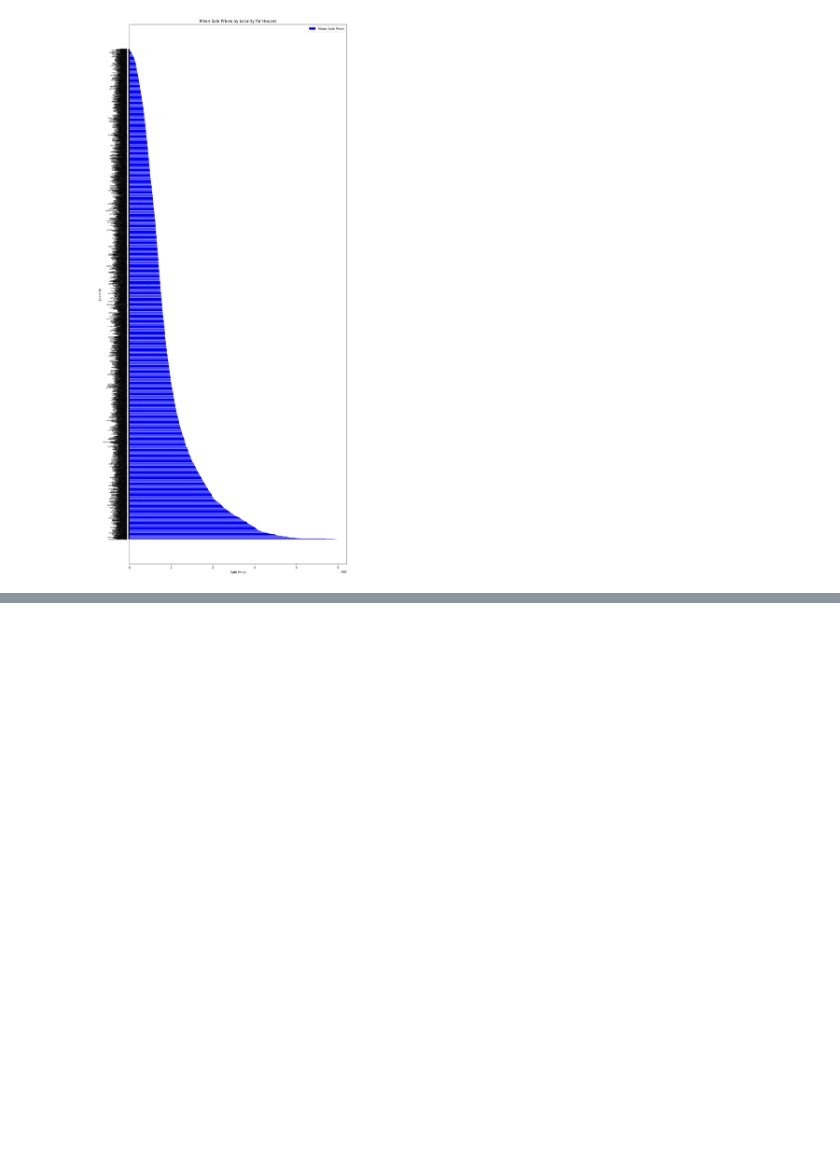
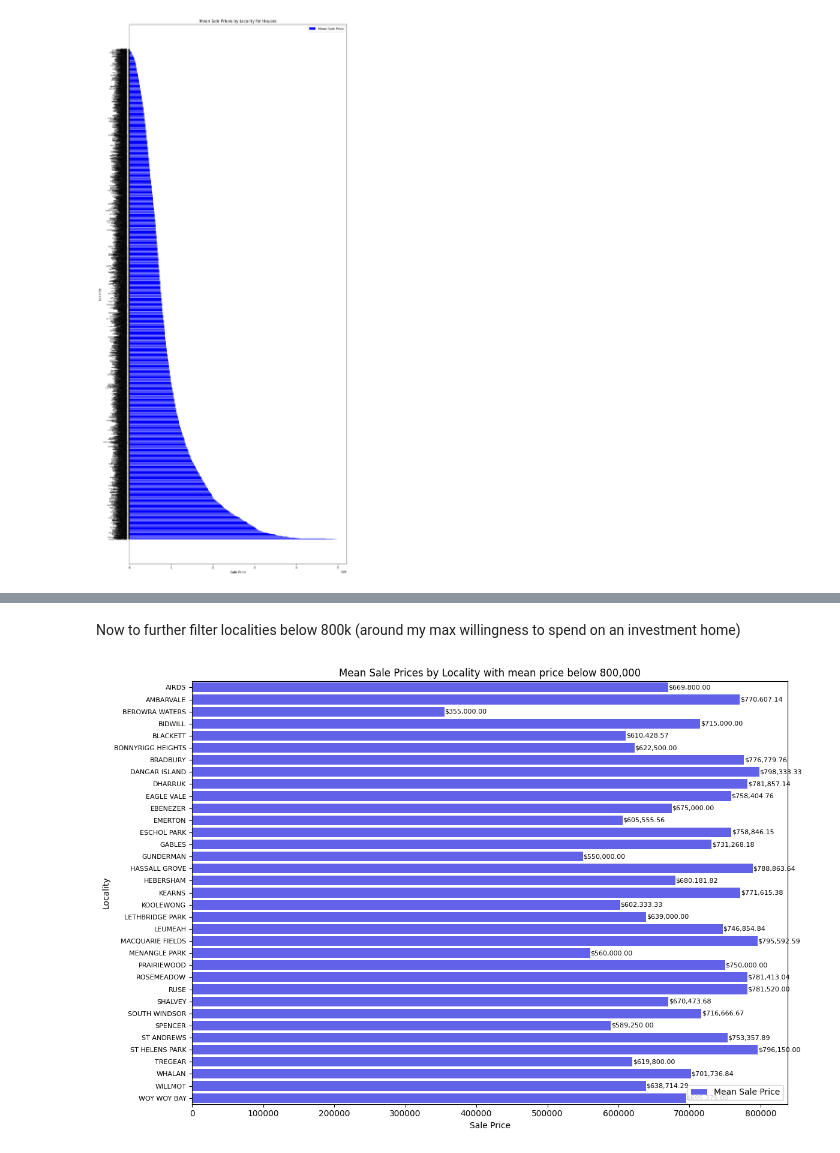
Before and after one commit to eternalBackPain/NSW-Property-Data, a Jupyter notebook: analysis.ipynb, the cells around one changed output, grey strips where cells are left out. Drawn from its saved outputs; the diff is of its cells as text; code cells hidden in the pictures; blank space fills up the shorter version.

```diff
--- a/analysis.ipynb
+++ b/analysis.ipynb
@@ -374,0 +540,32 @@ grouped_data = house_data.groupby('Locality')['Sale Price'].agg(['mean', 'median
+# %% [markdown]
+Now to further filter localities below 800k (around my max willingness to spend on an investment home)
+# %%
+import matplotlib.pyplot as plt
+import seaborn as sns  # Optional, but seaborn can enhance the plot aesthetics
+
+# Group by 'Locality' and calculate mean and median for 'Sale Price'
+locality_stats = df_filtered.groupby('Locality')['Sale Price'].agg(['mean', 'median']).reset_index()
+
+# Filter localities with mean price below 800,000
+locality_stats = locality_stats[locality_stats['mean'] <= 800000]
+
+# Plotting
+plt.figure(figsize=(12, 8))
+bar_plot_mean = sns.barplot(x='mean', y='Locality', data=locality_stats, label='Mean Sale Price', color='blue', alpha=0.7)
+
+plt.title('Mean Sale Prices by Locality with mean price below 800,000')
+plt.xlabel('Sale Price')
+plt.ylabel('Locality')
+
+# Rotate y-axis labels vertically and adjust font size
+plt.yticks(rotation=0, fontsize=8)
+
+# Annotate each bar with its mean sale price formatted as currency
+for bar, mean_price in zip(bar_plot_mean.patches, locality_stats['mean']):
+    plt.text(bar.get_width() + 500, bar.get_y() + bar.get_height() / 2, '${:,.2f}'.format(mean_price), ha='left', va='center', fontsize=8)
+
+plt.legend()
+plt.tight_layout()
+plt.show()
+# %% [output]
+[figure, added]
```
Also changed, not shown: parts of 15 cells of this notebook.
